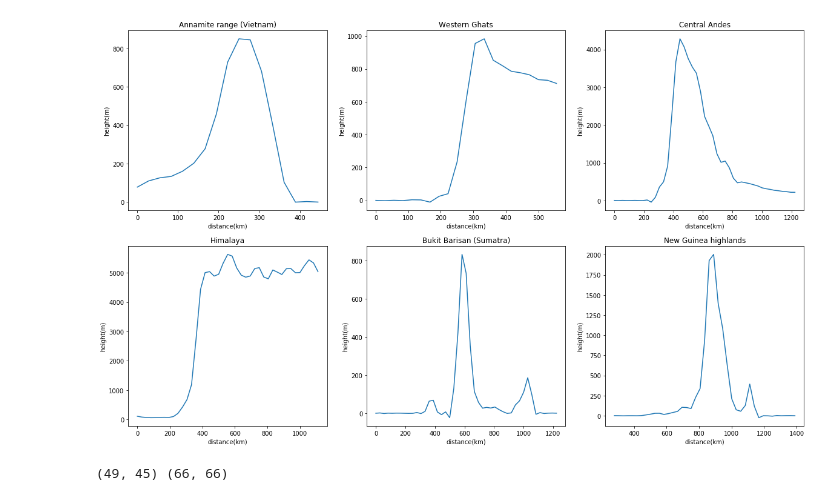
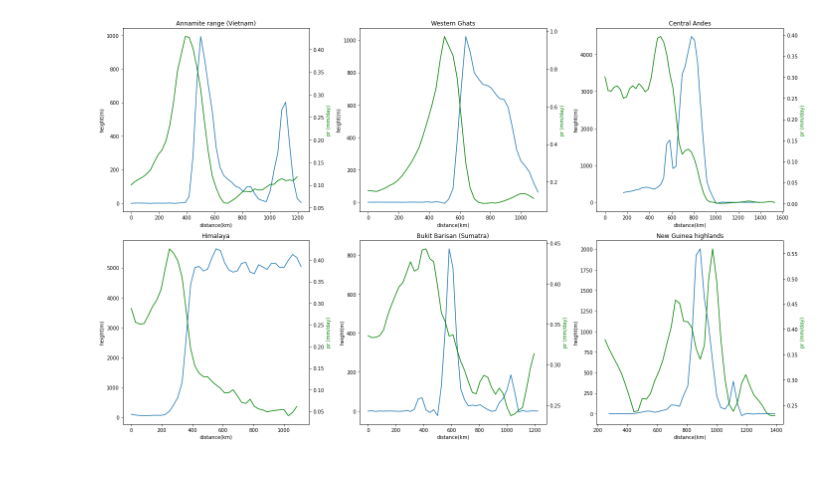
Before and after one commit to qnicolas/misc, a Jupyter notebook: precipCrossSections.ipynb, the cells around one changed output. Saved outputs shown, nothing was run; the diff lists cells and outputs as text; code cells hidden in the pictures; blank space fills up the shorter version.

```diff
--- a/precipCrossSections.ipynb
+++ b/precipCrossSections.ipynb
@@ -24,13 +49,14 @@ mountains=[([106,110,10,18],"Annamite range (Vietnam)",60),
           ]
-# %%
-orog = xr.open_dataset("/global/cfs/projectdirs/m3522/cmip6/ERA5/e5.oper.invariant/197901/e5.oper.invariant.128_129_z.ll025sc.1979010100_1979010100.nc")
-landmask = xr.open_dataset("/global/cfs/projectdirs/m3522/cmip6/ERA5/e5.oper.invariant/197901/e5.oper.invariant.128_172_lsm.ll025sc.1979010100_1979010100.nc").LSM
-orogm = orog.Z.isel(time=0)/9.80665
+# %%
+prdata=[]
+for i,(lonlat,name,_,mnth) in enumerate(mountains):
+    window=trmmpr.sel(longitude=slice(lonlat[0],lonlat[1]),latitude=slice(lonlat[2],lonlat[3])).groupby("time.month").mean("time").sel(month=mnth)
+    prdata.append(np.array(window)[::-1,:])
 # %%
 mountaindata = []
 _,ax = plt.subplots(2,3,figsize=(20,12),subplot_kw={"projection":ccrs.PlateCarree()})
 ax = ax.reshape(-1)
-for i,(lonlat,name,_) in enumerate(mountains):
+for i,(lonlat,name,_,_) in enumerate(mountains):
     ax[i].coastlines()
     window=orogm.sel(longitude=slice(lonlat[0],lonlat[1]),latitude=slice(lonlat[3],lonlat[2]))
     mountaindata.append(np.array(window))
@@ -41,10 +67,12 @@ for i,(lonlat,name,_) in enumerate(mountains):
 # %%
 _,ax = plt.subplots(2,3,figsize=(20,12),subplot_kw={"projection":ccrs.PlateCarree()})
 ax = ax.reshape(-1)
-for i,(lonlat,name,angle) in enumerate(mountains):
-    window = mountaindata[i]
+for i,(lonlat,name,angle,_) in enumerate(mountains):
+    orogwindow = mountaindata[i]
+    window = prdata[i]
     ax[i].set_title(name)
     #ax[i].pcolormesh(window[::-1],cmap=plt.cm.viridis)#,levels=np.linspace(0,window.max()))
 
     ax[i].pcolormesh(rotate(window[::-1],90-angle,reshape=False),cmap=plt.cm.viridis)#,levels=np.linspace(0,window.max()))
+    ax[i].contour(rotate(orogwindow[::-1],90-angle,reshape=False),**{'levels':[500],'colors':['w']})
 # %% [output]
@@ -52,21 +80,25 @@ for i,(lonlat,name,angle) in enumerate(mountains):
 # %%
 km_per_degreelat = 6370*np.pi/180
-_,ax = plt.subplots(2,3,figsize=(20,12))
+fig,ax = plt.subplots(2,3,figsize=(20,12))
 ax = ax.reshape(-1)
-for i,(lonlat,name,angle) in enumerate(mountains):
+for i,(lonlat,name,angle,_) in enumerate(mountains):
+
     window = mountaindata[i]
     ax[i].set_title(name)
-    #ax[i].pcolormesh(window[::-1],cmap=plt.cm.viridis)#,levels=np.linspace(0,window.max()))
     window_rot = rotate(window[::-1],90-angle,reshape=False,cval=np.nan)
     n,m=window_rot.shape
     ax[i].plot(np.arange(0,10000,0.25*km_per_degreelat)[:m],window_rot[n//2,:])
     ax[i].set_xlabel("distance(km)")
     ax[i].set_ylabel("height(m)")
+
+    window = prdata[i]
+    window_rot = rotate(window[::-1],90-angle,reshape=False,cval=np.nan)
+    n,m=window_rot.shape
+    ax2=ax[i].twinx()
+    ax2.set_ylabel('pr (mm/day)', color='g') #ax2.set_ylim(0,30);
+    #ax2.plot(np.arange(0,10000,0.25*km_per_degreelat)[:m],window_rot[n//2,:],'k')
+    ax2.plot(np.arange(0,10000,0.25*km_per_degreelat)[:m],np.nanmean(window_rot[n//4:3*n//4,:],axis=0),'g')
+
+fig.tight_layout()
 # %% [output]
-[figure, old version]
+[figure, new version]
-# %%
-window = mountaindata[i]
-window_rot = rotate(window[::-1],90-angle)
-print(window.shape,window_rot.shape)
-# %% [output]
-(49, 45) (66, 66)
```
Also changed, not shown: parts of 9 cells of this notebook.
